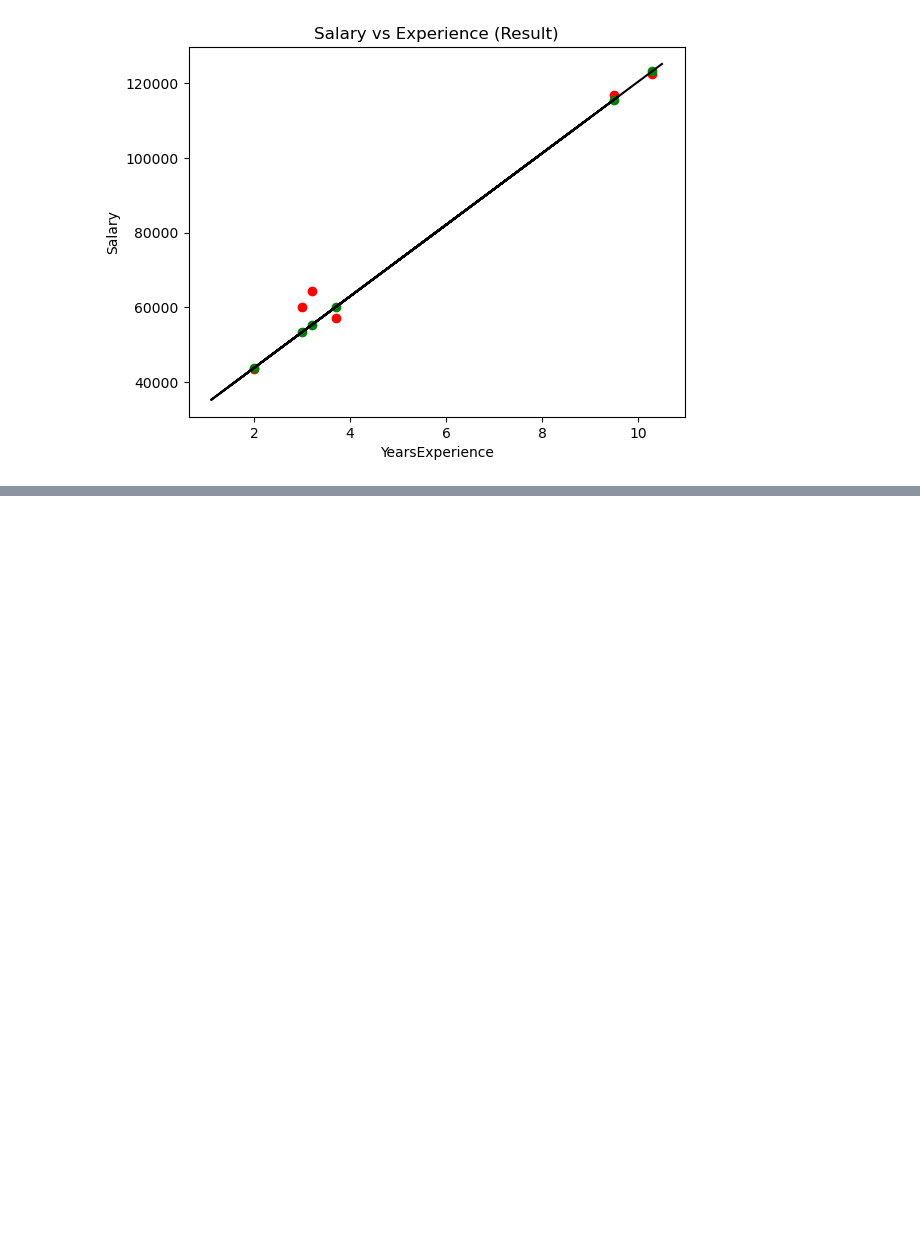
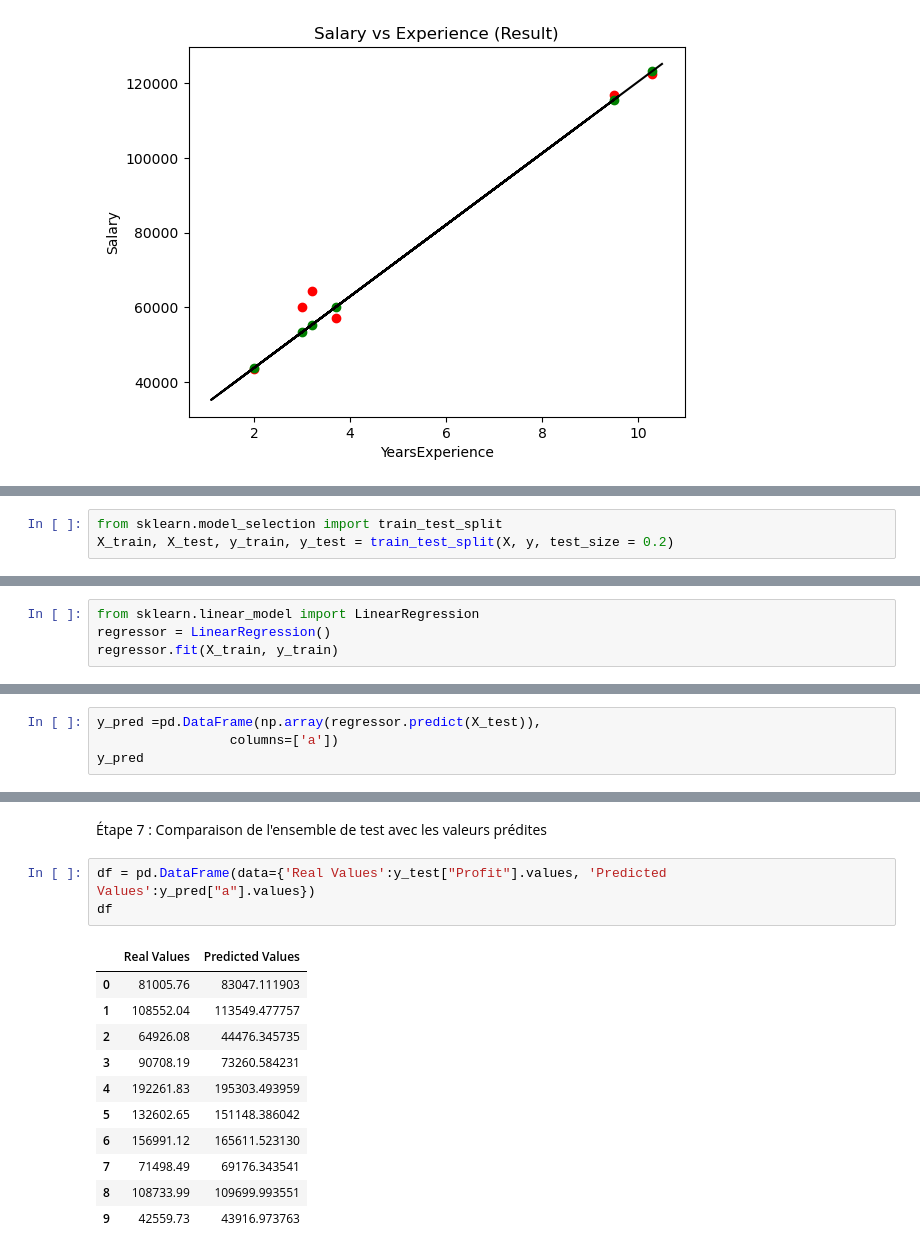
Before and after one commit to loop0-0/Apprentissage-Automatique-TPs, a Jupyter notebook: Tp1/Tp 1 _Python.ipynb, the cells around one changed output, grey strips where cells are left out. Drawn from its saved outputs; the diff is of its cells as text; blank space fills up the shorter version.

```diff
--- a/Tp1/Tp 1 _Python.ipynb
+++ b/Tp1/Tp 1 _Python.ipynb
@@ -70,0 +136,3 @@ plt.show()
+# %%
+from sklearn.model_selection import train_test_split
+X_train, X_test, y_train, y_test = train_test_split(X, y, test_size = 0.2)
@@ -70,0 +142,4 @@ plt.show()
+# %%
+from sklearn.linear_model import LinearRegression
+regressor = LinearRegression()
+regressor.fit(X_train, y_train)
@@ -70,0 +148,4 @@ plt.show()
+# %%
+y_pred =pd.DataFrame(np.array(regressor.predict(X_test)),
+                 columns=['a'])
+y_pred
@@ -70,0 +164,17 @@ plt.show()
+# %% [markdown]
+Étape 7 : Comparaison de l'ensemble de test avec les valeurs prédites
+# %%
+df = pd.DataFrame(data={'Real Values':y_test["Profit"].values, 'Predicted Values':y_pred["a"].values})
+df
+# %% [output]
+|  | Real Values | Predicted Values |
+| 0 | 81005.76 | 83047.111903 |
+| 1 | 108552.04 | 113549.477757 |
+| 2 | 64926.08 | 44476.345735 |
+| 3 | 90708.19 | 73260.584231 |
+| 4 | 192261.83 | 195303.493959 |
+| 5 | 132602.65 | 151148.386042 |
+| 6 | 156991.12 | 165611.523130 |
+| 7 | 71498.49 | 69176.343541 |
+| 8 | 108733.99 | 109699.993551 |
+| 9 | 42559.73 | 43916.973763 |
```
Also changed, not shown: parts of 11 cells of this notebook.
